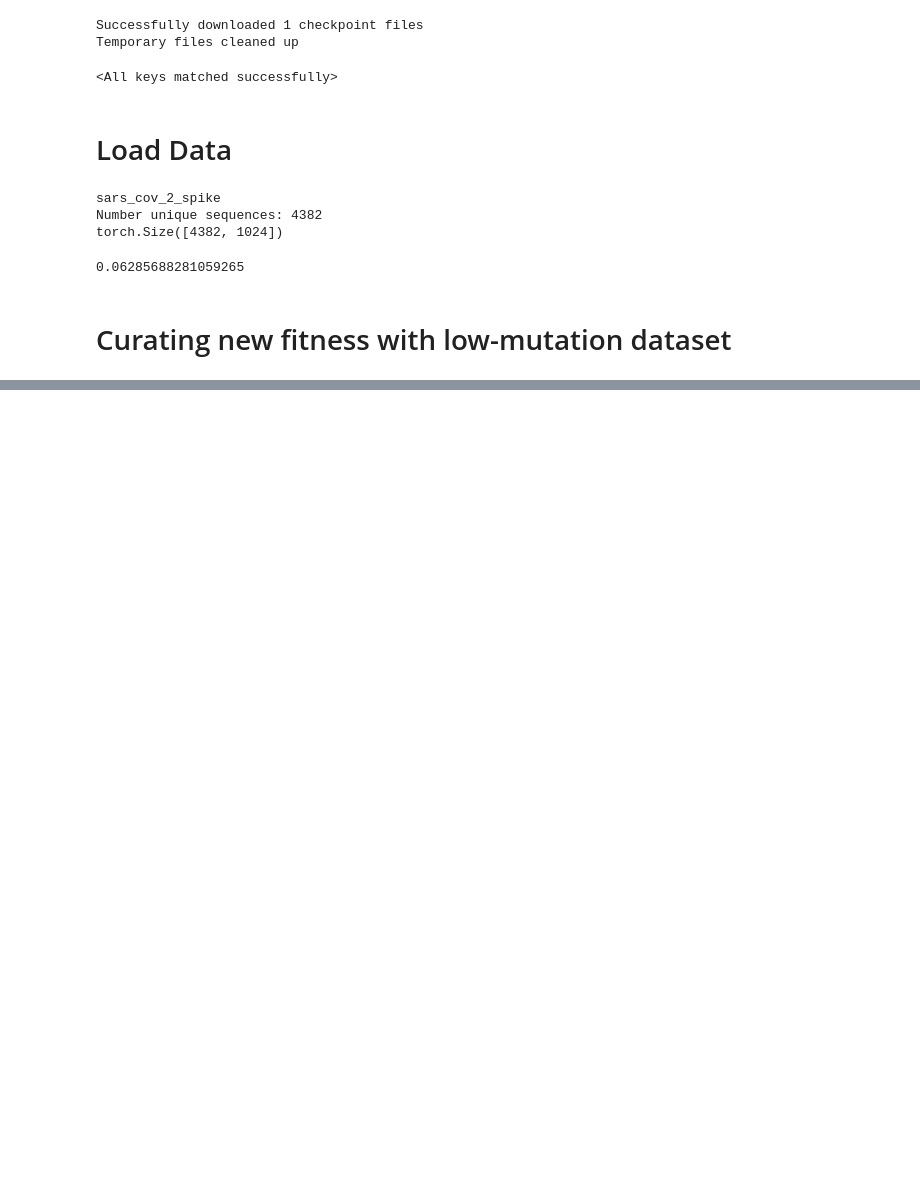
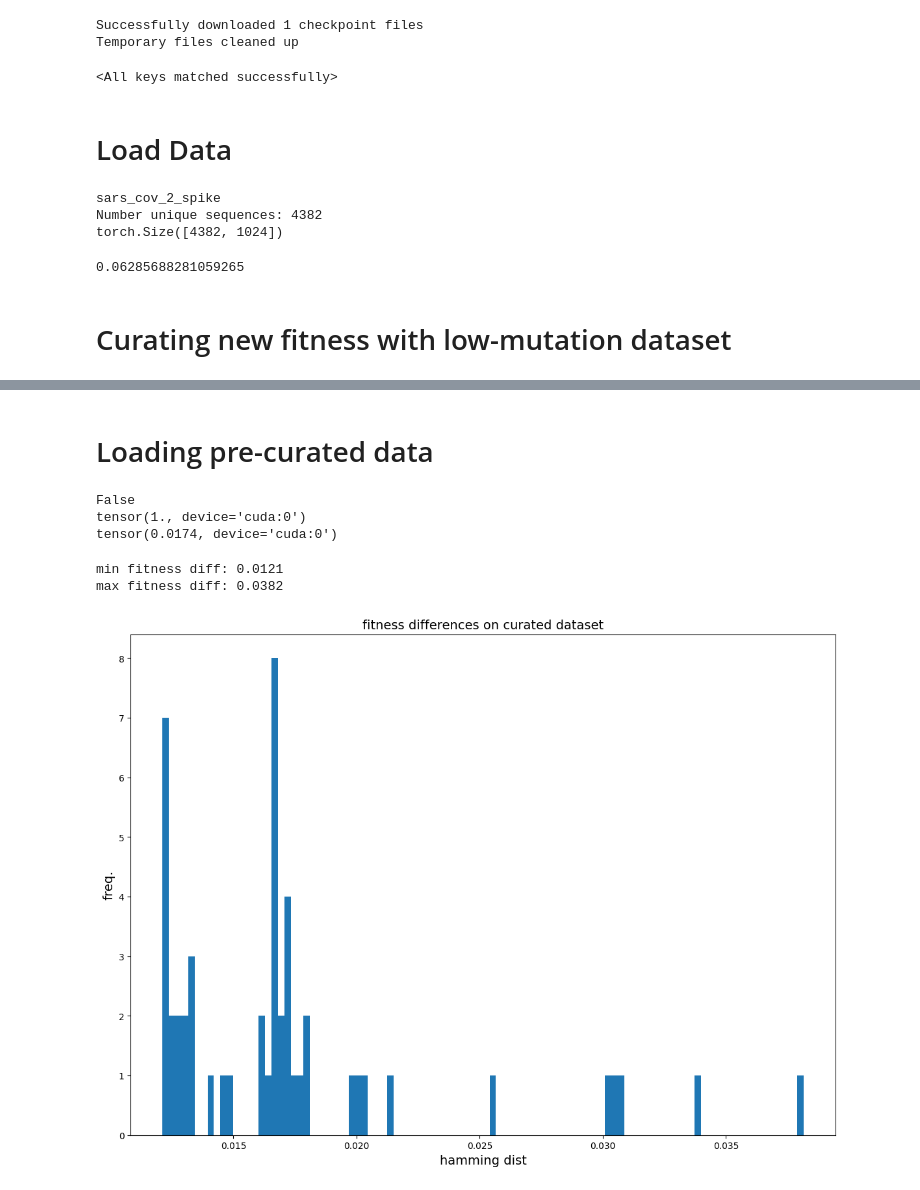
Before and after one commit to blab/mutational-embedding-vectors, a Jupyter notebook: notebooks/plm_circuits/ex23_interpreting_heads.ipynb, the cells around one changed output, grey strips where cells are left out. Cells and saved outputs as stored; diff of their text form; code cells hidden in the pictures; blank space fills up the shorter version.

Commit message:
finished curated dataset

```diff
--- a/notebooks/plm_circuits/ex23_interpreting_heads.ipynb
+++ b/notebooks/plm_circuits/ex23_interpreting_heads.ipynb
@@ -387,0 +328,59 @@ tensor(10.5750, device='cuda:0')
+# %%
+clean_tok_idxs = []
+corr_tok_idxs = []
+
+min_ham_idx1 = min_ham_idx[:,0]
+min_ham_idx2 = min_ham_idx[:,1]
+mask_idx = torch.tensor([True for _ in range(min_ham_idx.size(0))])
+
+for i in tqdm(range(topk)):
+    if mask_idx.sum() == 0:
+        break
+
+    curr_idx1 = min_ham_idx1[mask_idx]
+    curr_idx2 = min_ham_idx2[mask_idx]
+
+    excl_fit_diffs = (output_logits[curr_idx1, logit_id] - output_logits[curr_idx2, logit_id]).abs().argmax().item()
+    clean_tok_idxs.append(curr_idx1[excl_fit_diffs].item())
+    corr_tok_idxs.append(curr_idx2[excl_fit_diffs].item())
+
+    excl_mask_idx = torch.logical_and(min_ham_idx1 != clean_tok_idxs[-1], min_ham_idx2 != corr_tok_idxs[-1])
+    mask_idx = torch.logical_and(mask_idx, excl_mask_idx)
+# %%
+new_idx_dict = {
+    "clean_idx":clean_tok_idxs,
+    "corr_idx":corr_tok_idxs,
+}
+
+with open("./curated_fitness_dset_indices.json", "w") as f:
+    json.dump(new_idx_dict, f)
+# %% [markdown]
+# Loading pre-curated data
+# %%
+with open("./curated_fitness_dset_indices.json", "r") as f:
+    new_idx_dict = json.load(f)
+    clean_tok_idxs = new_idx_dict["clean_idx"]
+    corr_tok_idxs = new_idx_dict["corr_idx"]
+# %%
+# sanity check
+print(np.any([x == y for (x,y) in zip(clean_tok_idxs, corr_tok_idxs)]))
+
+print((tok_seqs[clean_tok_idxs] != tok_seqs[corr_tok_idxs]).sum(dim=-1).float().mean())
+print((output_logits[clean_tok_idxs, logit_id] - output_logits[corr_tok_idxs, logit_id]).abs().mean())
+# %% [output]
+False
+tensor(1., device='cuda:0')
+tensor(0.0174, device='cuda:0')
+# %%
+curated_fit_diffs = (output_logits[clean_tok_idxs, logit_id] - output_logits[corr_tok_idxs, logit_id]).abs().cpu().numpy()
+print("min fitness diff: %.4f"%curated_fit_diffs.min(), "\nmax fitness diff: %.4f"%curated_fit_diffs.max())
+fig,ax = plt.subplots(1,1,figsize=(14,10))
+ax.hist(curated_fit_diffs, bins=100)
+ax.set_title("fitness differences on curated dataset", fontsize=14)
+ax.set_ylabel("freq.", fontsize=14)
+ax.set_xlabel("hamming dist", fontsize=14)
+plt.show()
+# %% [output]
+min fitness diff: 0.0121
+max fitness diff: 0.0382
+[figure, added]
```
Also changed, not shown: parts of 10 cells of this notebook, 1 other file.
